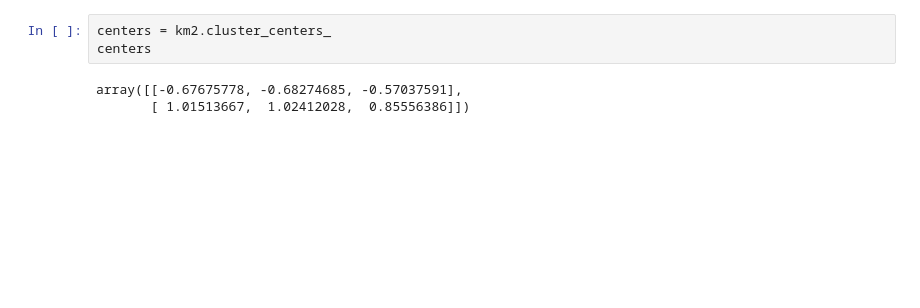
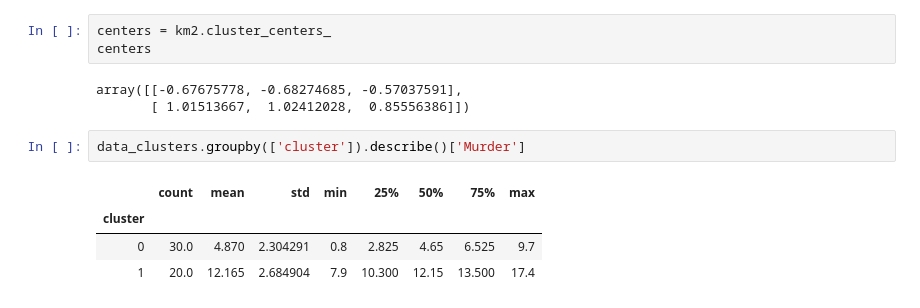
Before and after one commit to pablodll/Practicas-IA-2, a Jupyter notebook: Practica1/Practica1.ipynb, the cells around one changed output. Drawn from its saved outputs; the diff is of its cells as text; blank space fills up the shorter version.

Commit message:
Clusters

```diff
--- a/Practica1/Practica1.ipynb
+++ b/Practica1/Practica1.ipynb
@@ -158,3 +157,10 @@ centers
 # %% [output]
 array([[-0.67675778, -0.68274685, -0.57037591],
        [ 1.01513667,  1.02412028,  0.85556386]])
+# %%
+data_clusters.groupby(['cluster']).describe()['Murder']
+# %% [output]
+|  | count | mean | std | min | 25% | 50% | 75% | max |
+| cluster |  |  |  |  |  |  |  |  |
+| 0 | 30.0 | 4.870 | 2.304291 | 0.8 | 2.825 | 4.65 | 6.525 | 9.7 |
+| 1 | 20.0 | 12.165 | 2.684904 | 7.9 | 10.300 | 12.15 | 13.500 | 17.4 |
```
Also changed, not shown: parts of 6 cells of this notebook.
